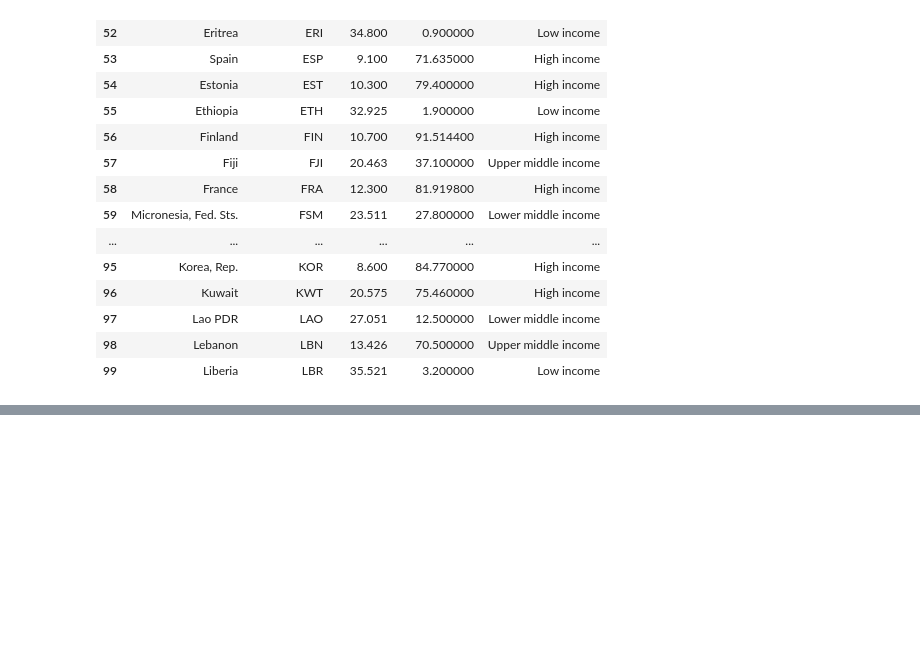
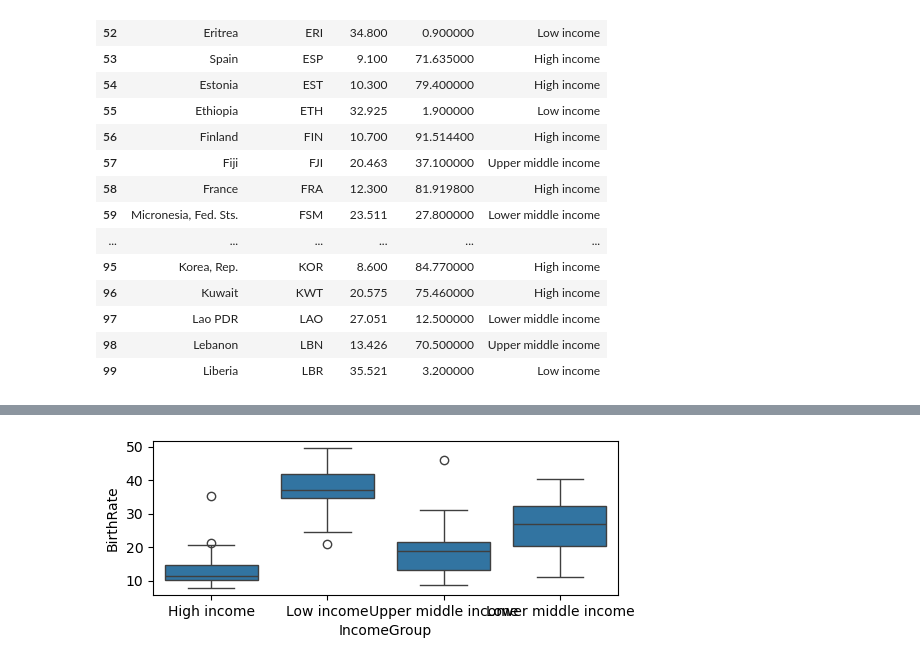
Before and after one commit to Mikun007/Agentic-AI-Generative-AI-AI-ML-DA-FSDS-_-Codes_Experties, a Jupyter notebook: Pandas/Pandas Workshop.ipynb, the cells around one changed output, grey strips where cells are left out. Cells and saved outputs as stored; diff of their text form; code cells hidden in the pictures; blank space fills up the shorter version.

```diff
--- a/Pandas/Pandas Workshop.ipynb
+++ b/Pandas/Pandas Workshop.ipynb
@@ -327,0 +559,5 @@ stats[50:100]
+# %%
+vis4 = sns.boxplot(data = stats, x="IncomeGroup", y="BirthRate") # BI-VARIATE Analysis
+plt.show() # that circle come differently is outliers
+# %% [output]
+[figure, added]
```
Also changed, not shown: parts of 30 cells of this notebook.
